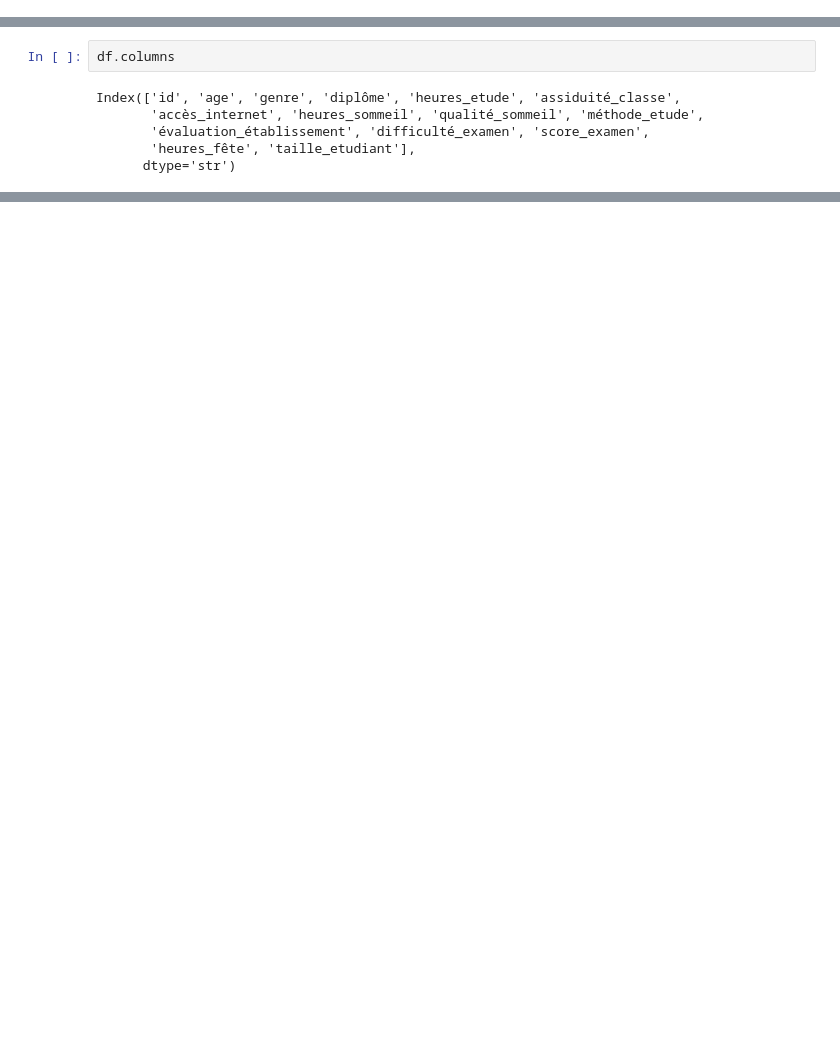
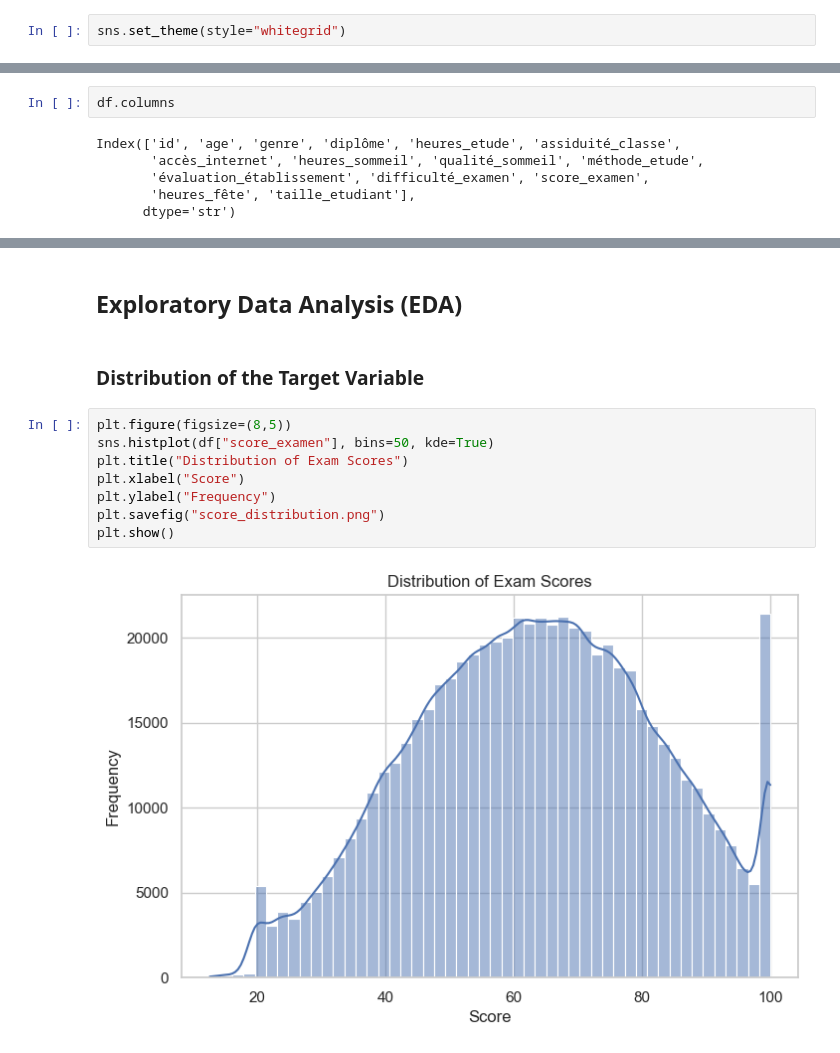
Before and after one commit to YLIssakha235/AI_project, a Jupyter notebook: notebooks/failure_prediction.ipynb, the cells around one changed output, grey strips where cells are left out. Cells and saved outputs as stored; diff of their text form; blank space fills up the shorter version.

```diff
--- a/notebooks/failure_prediction.ipynb
+++ b/notebooks/failure_prediction.ipynb
@@ -22,0 +32,2 @@ On charge le fichier `train.csv` contenant les données étudiantes utilisées p
+# %%
+sns.set_theme(style="whitegrid")
@@ -943,0 +104,14 @@ Cela confirme les observations faites dans la partie sécurité.
+# %% [markdown]
+## Exploratory Data Analysis (EDA)
+# %% [markdown]
+### Distribution of the Target Variable
+# %%
+plt.figure(figsize=(8,5))
+sns.histplot(df["score_examen"], bins=50, kde=True)
+plt.title("Distribution of Exam Scores")
+plt.xlabel("Score")
+plt.ylabel("Frequency")
+plt.savefig("score_distribution.png")
+plt.show()
+# %% [output]
+[figure, added]
```
Also changed, not shown: parts of 178 cells of this notebook.
